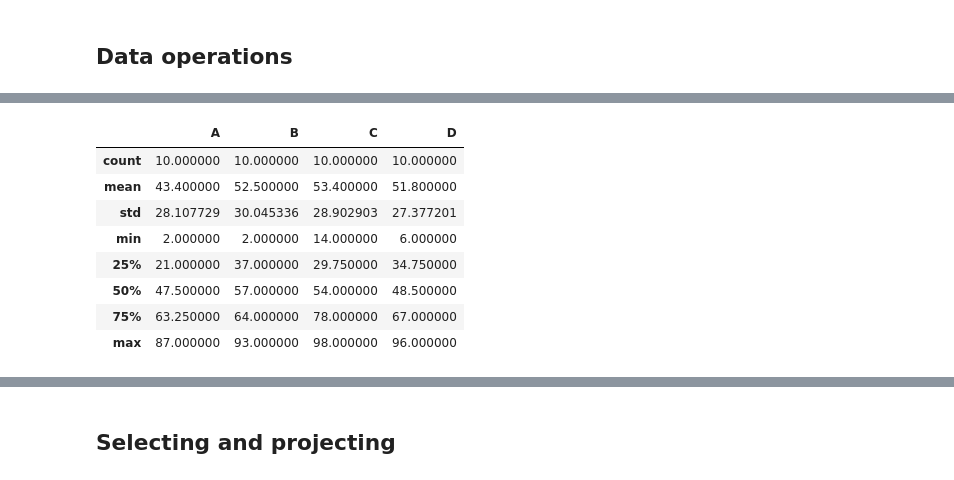
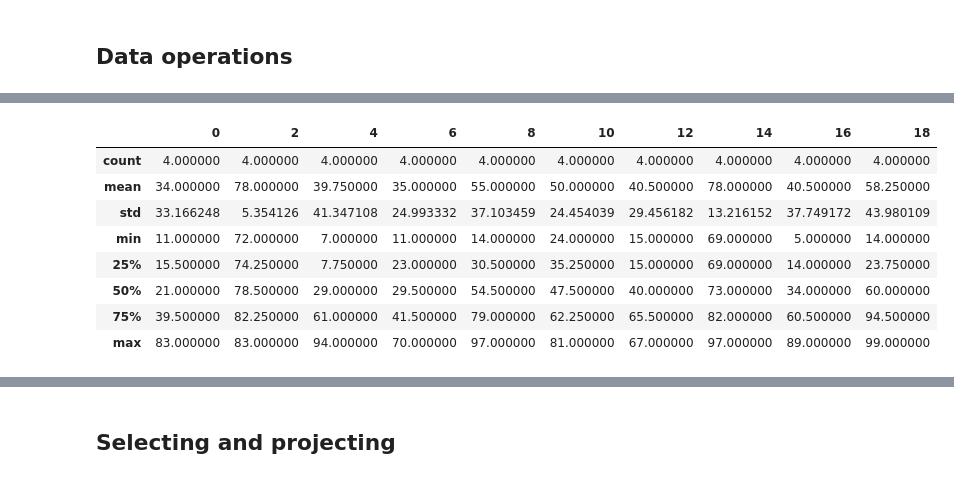
Before and after one commit to afflint/mastercobra, a Jupyter notebook: pandas.ipynb, the cells around one changed output, grey strips where cells are left out. Cells and saved outputs as stored; diff of their text form; code cells hidden in the pictures.

```diff
--- a/pandas.ipynb
+++ b/pandas.ipynb
@@ -51,15 +135,15 @@ df = pd.DataFrame(np.random.randint(0, 100, size=(10, 4)), index=range(0, 20, 2)
 # %%
-df.describe()
+df.T.describe()
 # %% [output]
-|  | A | B | C | D |
-| count | 10.000000 | 10.000000 | 10.000000 | 10.000000 |
-| mean | 43.400000 | 52.500000 | 53.400000 | 51.800000 |
-| std | 28.107729 | 30.045336 | 28.902903 | 27.377201 |
-| min | 2.000000 | 2.000000 | 14.000000 | 6.000000 |
-| 25% | 21.000000 | 37.000000 | 29.750000 | 34.750000 |
-| 50% | 47.500000 | 57.000000 | 54.000000 | 48.500000 |
-| 75% | 63.250000 | 64.000000 | 78.000000 | 67.000000 |
-| max | 87.000000 | 93.000000 | 98.000000 | 96.000000 |
+|  | 0 | 2 | 4 | 6 | 8 | 10 | 12 | 14 | 16 | 18 |
+| count | 4.000000 | 4.000000 | 4.000000 | 4.000000 | 4.000000 | 4.000000 | 4.000000 | 4.000000 | 4.000000 | 4.000000 |
+| mean | 34.000000 | 78.000000 | 39.750000 | 35.000000 | 55.000000 | 50.000000 | 40.500000 | 78.000000 | 40.500000 | 58.250000 |
+| std | 33.166248 | 5.354126 | 41.347108 | 24.993332 | 37.103459 | 24.454039 | 29.456182 | 13.216152 | 37.749172 | 43.980109 |
+| min | 11.000000 | 72.000000 | 7.000000 | 11.000000 | 14.000000 | 24.000000 | 15.000000 | 69.000000 | 5.000000 | 14.000000 |
+| 25% | 15.500000 | 74.250000 | 7.750000 | 23.000000 | 30.500000 | 35.250000 | 15.000000 | 69.000000 | 14.000000 | 23.750000 |
+| 50% | 21.000000 | 78.500000 | 29.000000 | 29.500000 | 54.500000 | 47.500000 | 40.000000 | 73.000000 | 34.000000 | 60.000000 |
+| 75% | 39.500000 | 82.250000 | 61.000000 | 41.500000 | 79.000000 | 62.250000 | 65.500000 | 82.000000 | 60.500000 | 94.500000 |
+| max | 83.000000 | 83.000000 | 94.000000 | 70.000000 | 97.000000 | 81.000000 | 67.000000 | 97.000000 | 89.000000 | 99.000000 |
 # %%
 df.T
 # %% [output]
```
Also changed, not shown: parts of 47 cells of this notebook, 2 other files.
